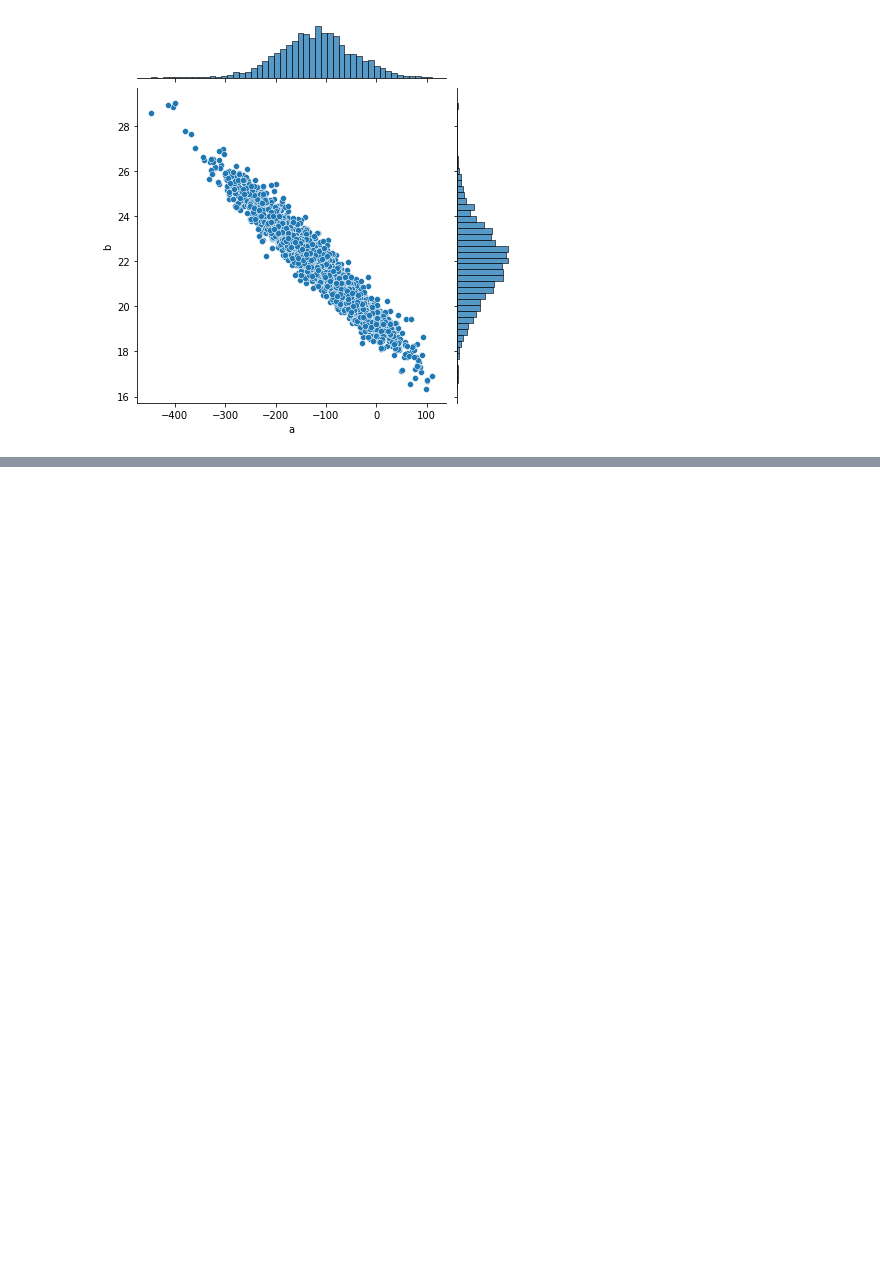
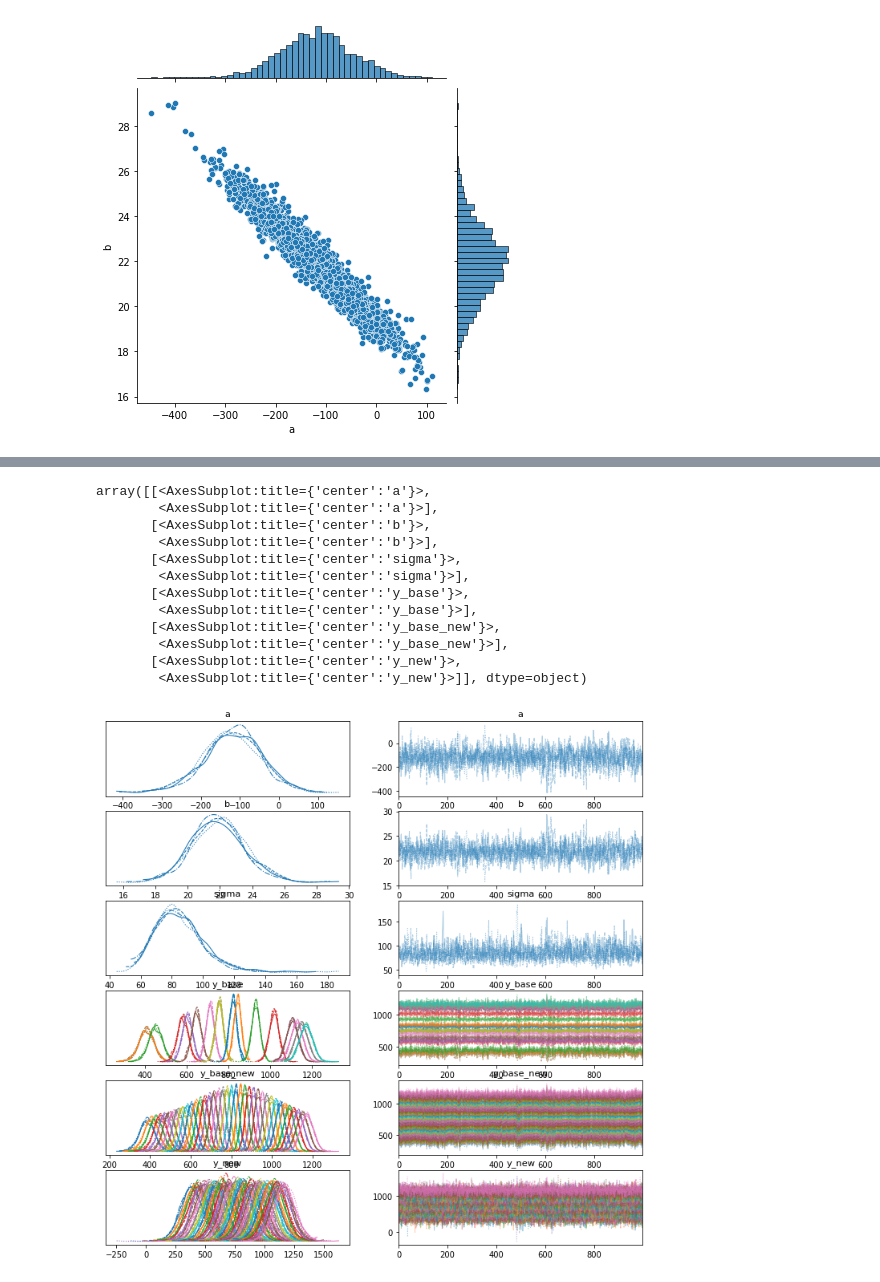
Before and after one commit to obata01/for-learning, a Jupyter notebook: src/chapter-04/python/pystan.ipynb, the cells around one changed output, grey strips where cells are left out. Saved outputs shown, nothing was run; the diff lists cells and outputs as text; code cells hidden in the pictures; blank space fills up the shorter version.

```diff
--- a/src/chapter-04/python/pystan.ipynb
+++ b/src/chapter-04/python/pystan.ipynb
@@ -307,0 +436,16 @@ plt.show()
+# %%
+az.plot_trace(fit)
+# %% [output]
+array([[<AxesSubplot:title={'center':'a'}>,
+        <AxesSubplot:title={'center':'a'}>],
+       [<AxesSubplot:title={'center':'b'}>,
+        <AxesSubplot:title={'center':'b'}>],
+       [<AxesSubplot:title={'center':'sigma'}>,
+        <AxesSubplot:title={'center':'sigma'}>],
+       [<AxesSubplot:title={'center':'y_base'}>,
+        <AxesSubplot:title={'center':'y_base'}>],
+       [<AxesSubplot:title={'center':'y_base_new'}>,
+        <AxesSubplot:title={'center':'y_base_new'}>],
+       [<AxesSubplot:title={'center':'y_new'}>,
+        <AxesSubplot:title={'center':'y_new'}>]], dtype=object)
+[figure, added]
```
Also changed, not shown: parts of 27 cells of this notebook, 1 other file.
